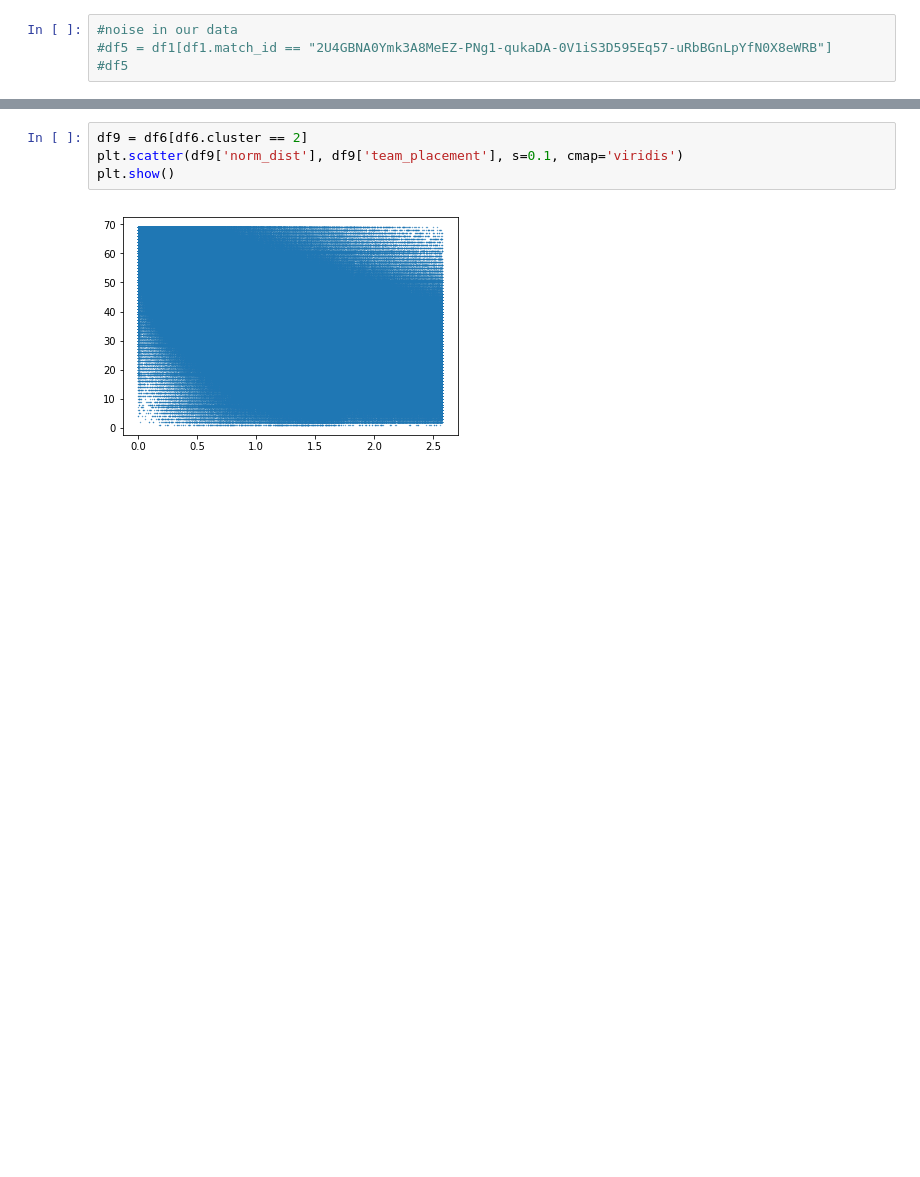
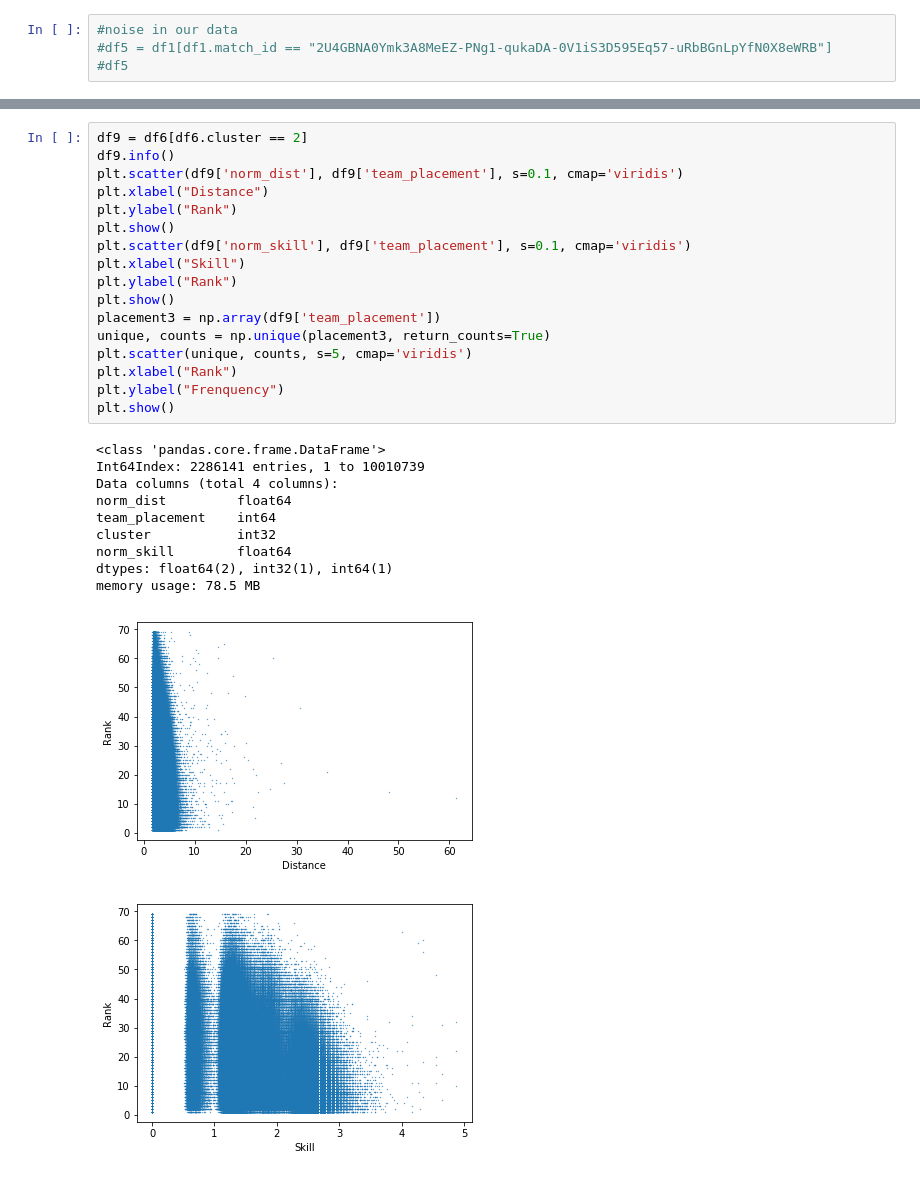
Before and after one commit to chenjianyi1995/Chicken-For-Dinner, a Jupyter notebook: Project/mining part 1.ipynb, the cells around one changed output, grey strips where cells are left out. Drawn from its saved outputs; the diff is of its cells as text; blank space fills up the shorter version.

```diff
--- a/Project/mining part 1.ipynb
+++ b/Project/mining part 1.ipynb
@@ -154,6 +168,29 @@ plt.show()
-# %%
-df9 = df6[df6.cluster == 2]
-plt.scatter(df9['norm_dist'], df9['team_placement'], s=0.1, cmap='viridis')
-plt.show()
-# %% [output]
-[figure, removed]
+# %%
+df9 = df6[df6.cluster == 2]
+df9.info()
+plt.scatter(df9['norm_dist'], df9['team_placement'], s=0.1, cmap='viridis')
+plt.xlabel("Distance")
+plt.ylabel("Rank")
+plt.show()
+plt.scatter(df9['norm_skill'], df9['team_placement'], s=0.1, cmap='viridis')
+plt.xlabel("Skill")
+plt.ylabel("Rank")
+plt.show()
+placement3 = np.array(df9['team_placement'])
+unique, counts = np.unique(placement3, return_counts=True)
+plt.scatter(unique, counts, s=5, cmap='viridis')
+plt.xlabel("Rank")
+plt.ylabel("Frenquency")
+plt.show()
+# %% [output]
+<class 'pandas.core.frame.DataFrame'>
+Int64Index: 2286141 entries, 1 to 10010739
+Data columns (total 4 columns):
+norm_dist         float64
+team_placement    int64
+cluster           int32
+norm_skill        float64
+dtypes: float64(2), int32(1), int64(1)
+memory usage: 78.5 MB
+[figure, added]
+[figure, added]
```
Also changed, not shown: parts of 12 cells of this notebook.
